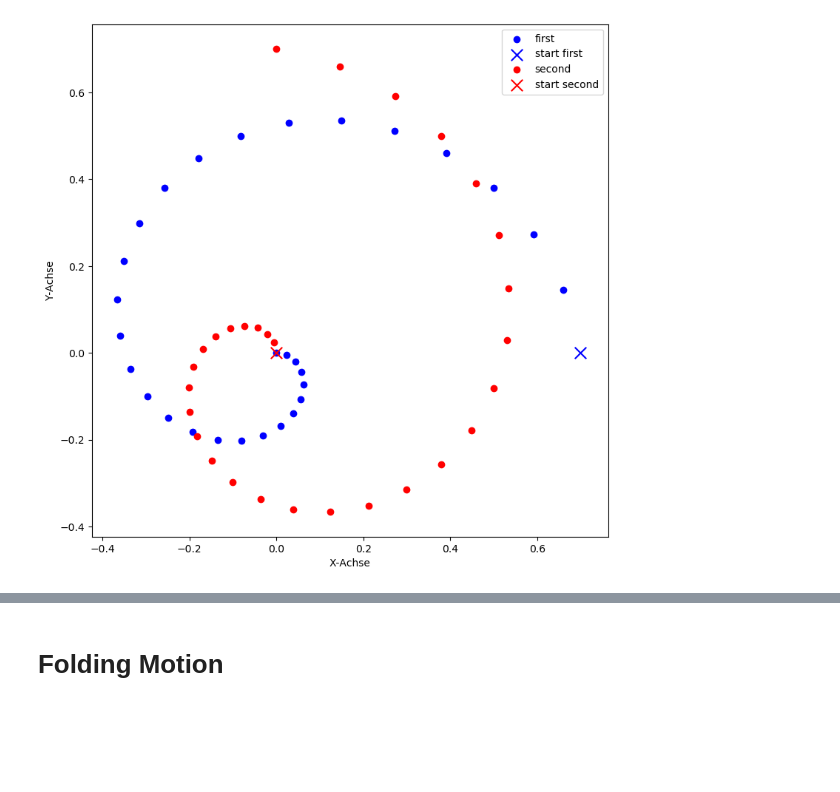
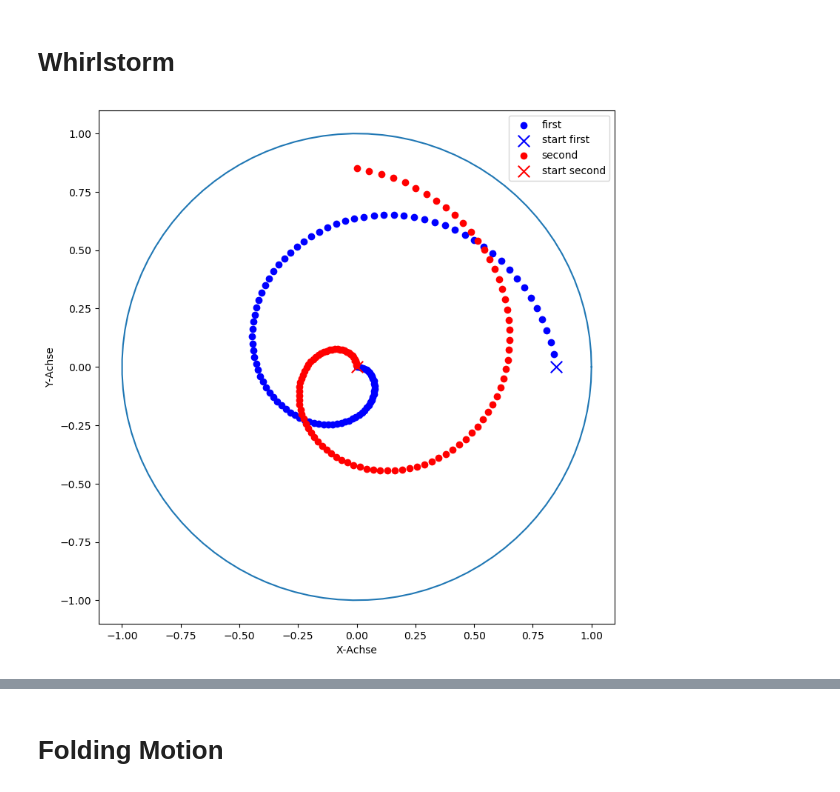
Before and after one commit to Food-Ninja/MixingIngredients, a Jupyter notebook: ipynb/motion.ipynb, the cells around one changed output, grey strips where cells are left out. Saved outputs shown, nothing was run; the diff lists cells and outputs as text; code cells hidden in the pictures; blank space fills up the shorter version.

```diff
--- a/ipynb/motion.ipynb
+++ b/ipynb/motion.ipynb
@@ -9,0 +6,20 @@ angle = np.radians(np.linspace(0, 360, num=30))
+# %%
+radius_upper = 0.85
+radius_lower = 0.85
+
+x_start, y_start = 0, 0
+radius = np.linspace(radius_upper, radius_lower, num=100)
+
+radius_lower2 = 0.0
+radius2 = np.linspace(radius_upper, radius_lower2, num=100)
+
+horizontal_increment = 0.08
+radius_upper = 0.9
+
+semi_major_x = 0.05
+semi_major_y = np.linspace(radius_upper, radius_upper / 2, num=12)
+
+theta = np.linspace(0, 2 * np.pi, 100)
+circle_radius = 1
+x_circle = circle_radius * np.cos(theta)
+y_circle = circle_radius * np.sin(theta)
@@ -20,15 +39,13 @@ plt.scatter(circle_coordinates[:, 0][1:], circle_coordinates[:, 1][1:], color='b
-# %%
-radius_upper = 0.7
-radius_lower = 0
-radius2 = np.linspace(radius_upper, radius_lower, num=30)
+# %% [markdown]
+# Whirlstorm
 # %%
-x_vector2 = start[0] + radius2 * np.cos(angle)
-y_vector2 = start[1] + radius2 * np.sin(angle)
+x_coordinates = x_start + radius2 * np.cos(theta)
+y_coordinates = y_start + radius2 * np.sin(theta)
 
-spiral_coordinates = np.column_stack([x_vector2, y_vector2])
+spiral_coordinates = np.column_stack([x_coordinates, y_coordinates])
 # %%
-x_vector2 = start[0] + radius * np.sin(angle)
-y_vector2 = start[1] + radius * np.cos(angle)
-spiral_coordinates2 = np.column_stack([x_vector2, y_vector2])
+x_coordinates = x_start + radius2 * np.sin(theta)
+y_coordinates = y_start + radius2 * np.cos(theta)
+spiral_coordinates2 = np.column_stack([x_coordinates, y_coordinates])
 spiral_coordinates2 = spiral_coordinates2[::-1]
 # %%
@@ -42,20 +59,21 @@ spiral_coordinates4 = np.column_stack([x_vector2, y_vector2])[::-1]
 # %%
 plt.figure(figsize=(9, 9))
+plt.plot(x_circle, y_circle)
 plt.scatter(spiral_coordinates[:, 0][1:], spiral_coordinates[:, 1][1:], color='blue', marker='o', label='first')
 plt.scatter(spiral_coordinates[:, 0][0], spiral_coordinates[:, 1][0], color='blue', marker='x', s=125,
             label='start first')
 
 plt.scatter(spiral_coordinates2[:, 0][1:], spiral_coordinates2[:, 1][1:], color='red', marker='o', label='second')
 plt.scatter(spiral_coordinates2[:, 0][0], spiral_coordinates2[:, 1][0], color='red', marker='x', s=125,
             label='start second')
 
 plt.xlabel('X-Achse')
 plt.ylabel('Y-Achse')
 
 plt.legend()
 
 plt.show()
 # %% [output]
-[figure, old version]
+[figure, new version]
 # %%
 plt.figure(figsize=(9, 9))
```
Also changed, not shown: parts of 10 cells of this notebook.
